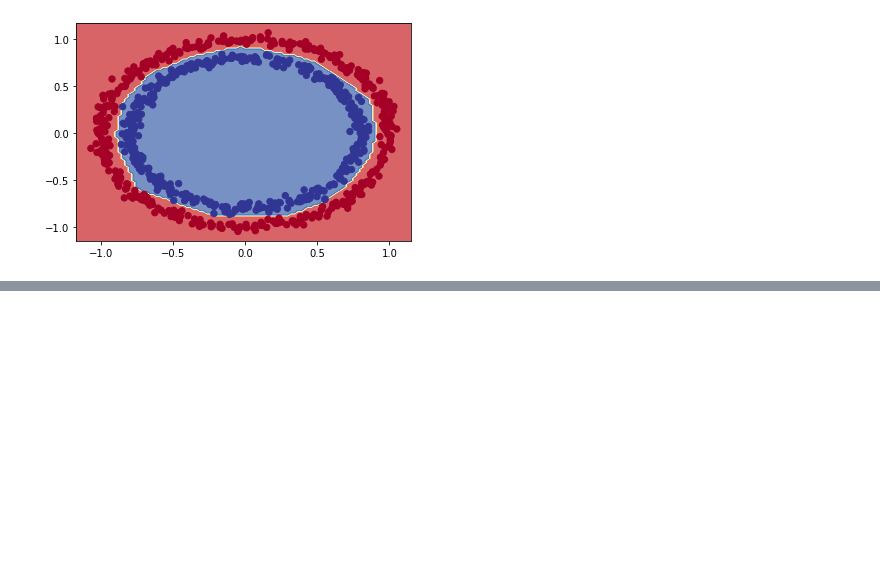
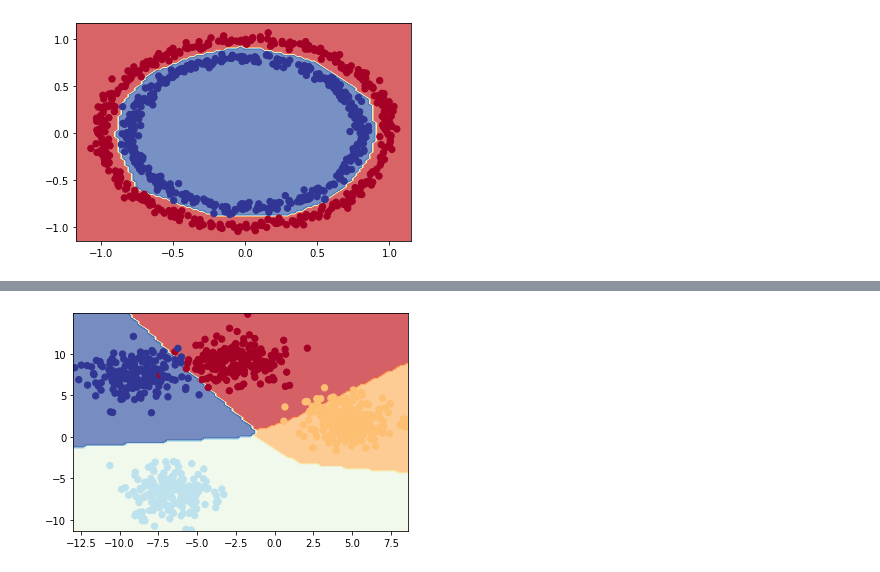
Before and after one commit to O-suke12/Arku, a Jupyter notebook: ReviewWithPytorch.ipynb, the cells around one changed output, grey strips where cells are left out. Cells and saved outputs as stored; diff of their text form; code cells hidden in the pictures; blank space fills up the shorter version.

```diff
--- a/ReviewWithPytorch.ipynb
+++ b/ReviewWithPytorch.ipynb
@@ -296,0 +351,30 @@ plot_decision_boundary(model2, X_train, y_train)
+# %%
+def acc_fn(y_pred, y_true):
+  y_class = torch.argmax(torch.tensor(nn.functional.softmax(y_pred)), dim=1)
+  correct = torch.sum(y_class == y_true)
+  acc = correct/len(y_class)*100
+  return acc
+# %%
+loss_fn = nn.CrossEntropyLoss()
+optimizer = torch.optim.SGD(model3.parameters(), lr=0.1)
+epochs = 100
+y_train_oh = nn.functional.one_hot(y_train.long())
+y_test_oh = nn.functional.one_hot(y_test.long())
+
+for epoch in range(epochs):
+  model3.train()
+  y_predict = model3(X_train)
+  loss = loss_fn(y_predict, y_train.long())
+  acc = acc_fn(y_predict, y_train)
+  optimizer.zero_grad()
+  loss.backward()
+  optimizer.step()
+
+  model3.eval()
+  with torch.inference_mode():
+    test_predict = model3(X_test)
+    test_loss = loss_fn(test_predict, y_test.long())
+    test_acc = acc_fn(test_predict, y_test)
+
+  if epoch % 10 == 0:
+    print(f"Epoch: {epoch} | Loss: {loss:.5f}, Accuracy: {acc:.2f}% | TestLoss: {test_loss:.5f}, Test Acc: {test_acc:.2f}%")
@@ -296,0 +392,4 @@ plot_decision_boundary(model2, X_train, y_train)
+# %%
+plot_decision_boundary(model3, X_train, y_train)
+# %% [output]
+[figure, added]
```
Also changed, not shown: parts of 7 cells of this notebook.
